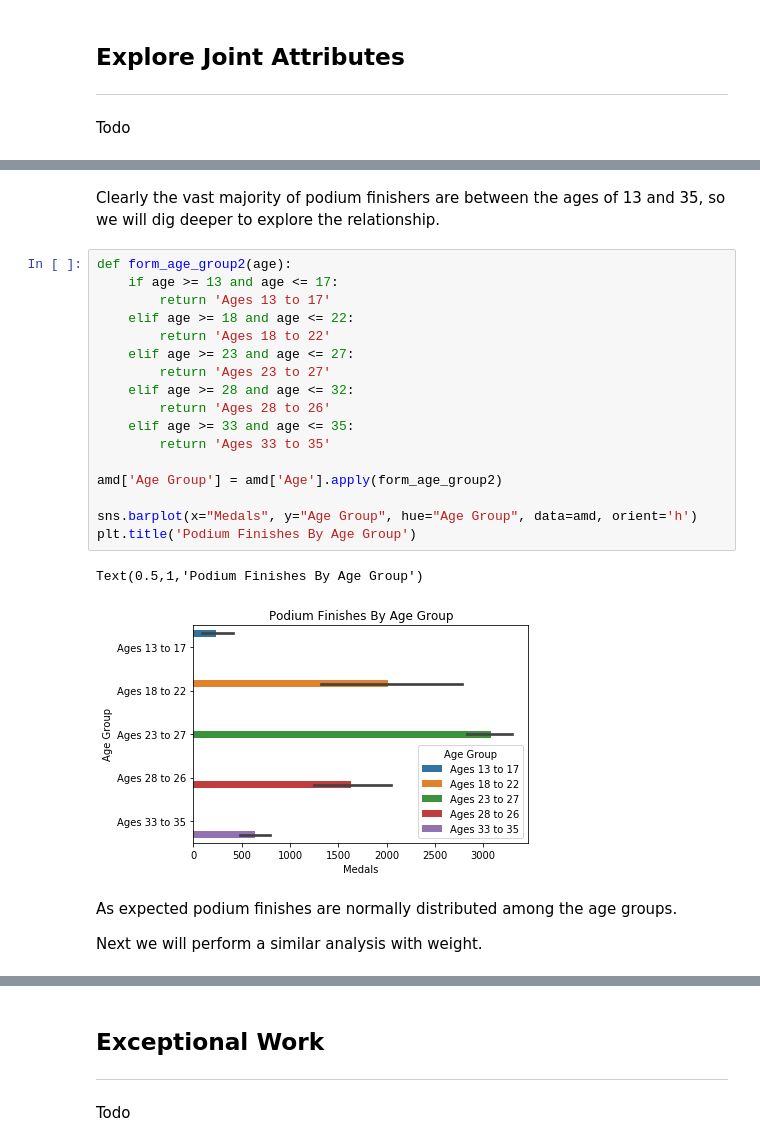
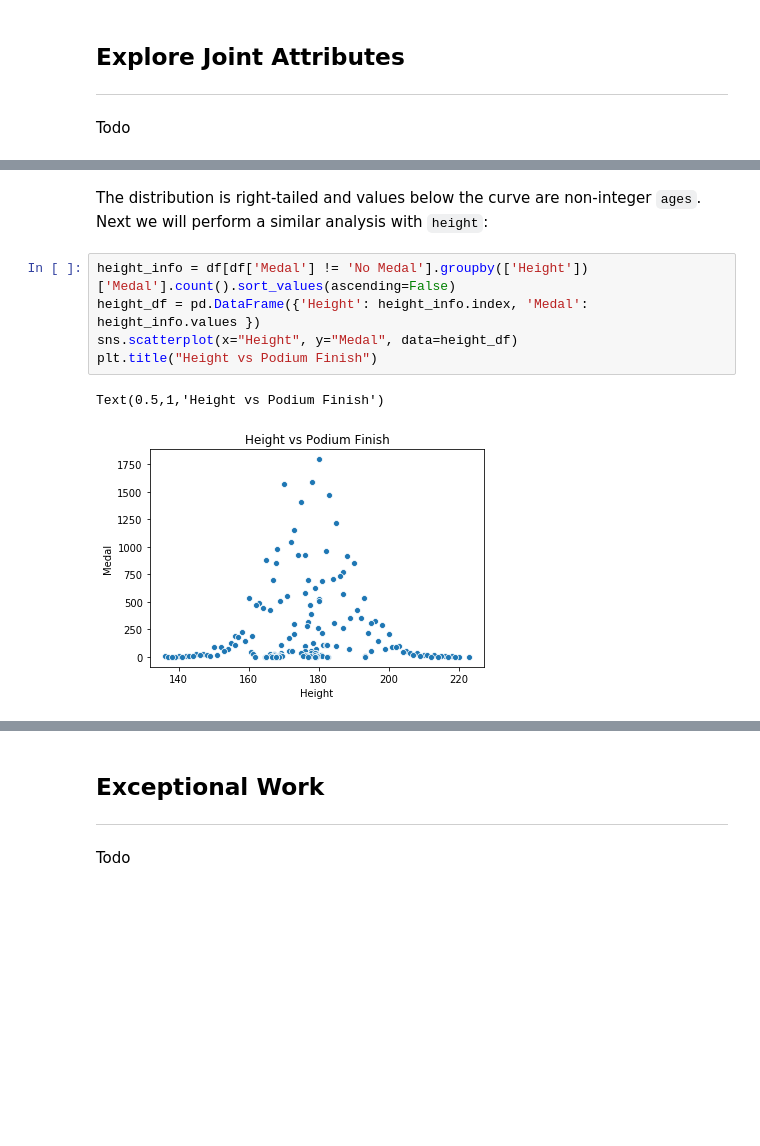
Before and after one commit to i4a/olympics, a Jupyter notebook: LabAssignmentOne.ipynb, the cells around one changed output, grey strips where cells are left out. Saved outputs shown, nothing was run; the diff lists cells and outputs as text; blank space fills up the shorter version.

```diff
--- a/LabAssignmentOne.ipynb
+++ b/LabAssignmentOne.ipynb
@@ -105,26 +83,10 @@ Text(0.5,1,'Podium Finishes By Age Group')
-# %% [markdown]
-Clearly the vast majority of podium finishers are between the ages of 13 and 35, so we will dig deeper to explore the relationship.
-# %%
-def form_age_group2(age):
-    if age >= 13 and age <= 17:
-        return 'Ages 13 to 17'
-    elif age >= 18 and age <= 22:
-        return 'Ages 18 to 22'
-    elif age >= 23 and age <= 27:
-        return 'Ages 23 to 27'
-    elif age >= 28 and age <= 32:
-        return 'Ages 28 to 26'
-    elif age >= 33 and age <= 35:
-        return 'Ages 33 to 35'
-
-amd['Age Group'] = amd['Age'].apply(form_age_group2)
-
-sns.barplot(x="Medals", y="Age Group", hue="Age Group", data=amd, orient='h')
-plt.title('Podium Finishes By Age Group')
-# %% [output]
-Text(0.5,1,'Podium Finishes By Age Group')
-[figure, removed]
-# %% [markdown]
-As expected podium finishes are normally distributed among the age groups.
-
-Next we will perform a similar analysis with weight.
+# %% [markdown]
+The distribution is right-tailed and values below the curve are non-integer `ages`. Next we will perform a similar analysis with `height`:
+# %%
+height_info = df[df['Medal'] != 'No Medal'].groupby(['Height'])['Medal'].count().sort_values(ascending=False)
+height_df = pd.DataFrame({'Height': height_info.index, 'Medal': height_info.values })
+sns.scatterplot(x="Height", y="Medal", data=height_df)
+plt.title("Height vs Podium Finish")
+# %% [output]
+Text(0.5,1,'Height vs Podium Finish')
+[figure, added]
```
Also changed, not shown: parts of 13 cells of this notebook, 2 other files.
